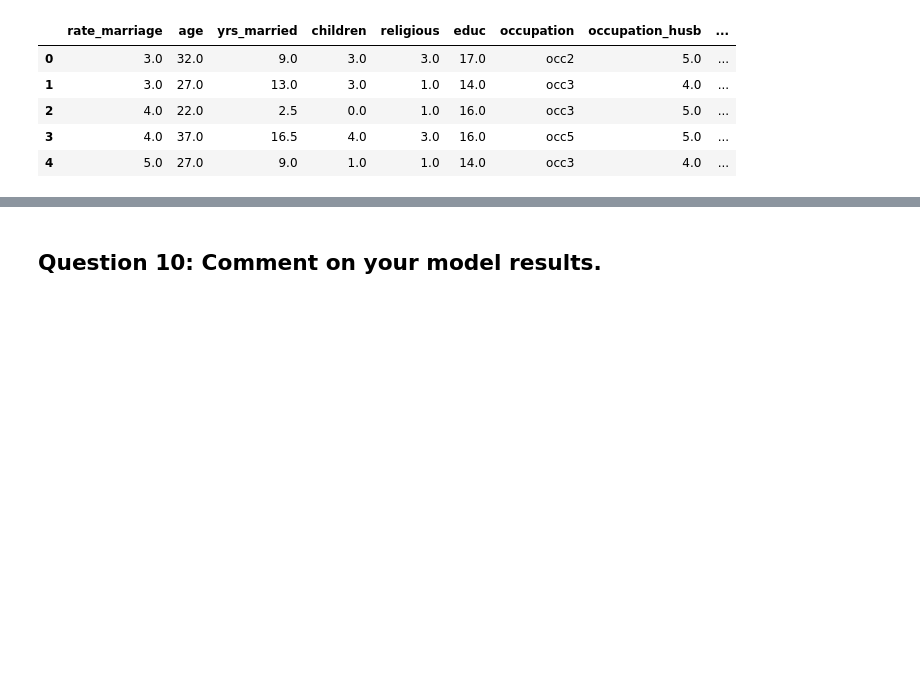
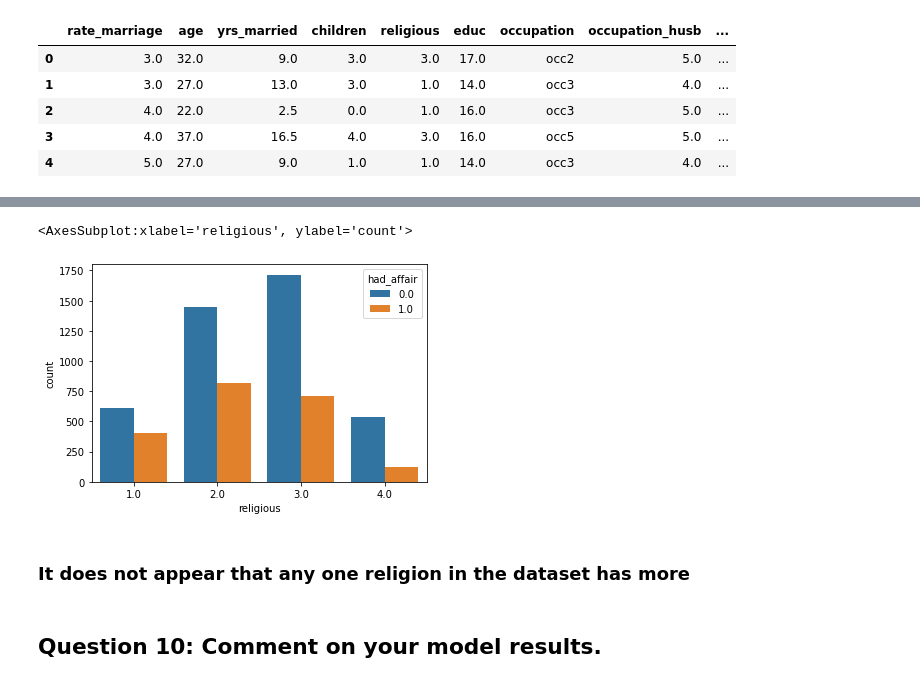
Before and after one commit to sethjmarcus/381-Data-Analytics, a Jupyter notebook: Notebooks/DA_HW_2_fast_last.ipynb, the cells around one changed output, grey strips where cells are left out. Saved outputs shown, nothing was run; the diff lists cells and outputs as text; code cells hidden in the pictures; blank space fills up the shorter version.

```diff
--- a/Notebooks/DA_HW_2_fast_last.ipynb
+++ b/Notebooks/DA_HW_2_fast_last.ipynb
@@ -785,0 +801,4 @@ train_df.head()
+# %%
+df3 = pd.concat([affair, df['religious']], axis = 1)
+df3 = df3.fillna(0)
+df3
@@ -786,3 +819,10 @@ train_df.head()
+# %%
+sns.countplot(x='religious', hue='had_affair', data=df3)
+# %% [output]
+<AxesSubplot:xlabel='religious', ylabel='count'>
+[figure, added]
+# %% [markdown]
+### It does not appear that any one religion in the dataset has more
 # %%
 # Hint create a df3 which is combining df2 with this new set of dummy variables using pd.concat method
 # %% [markdown]
```
Also changed, not shown: parts of 22 cells of this notebook.
